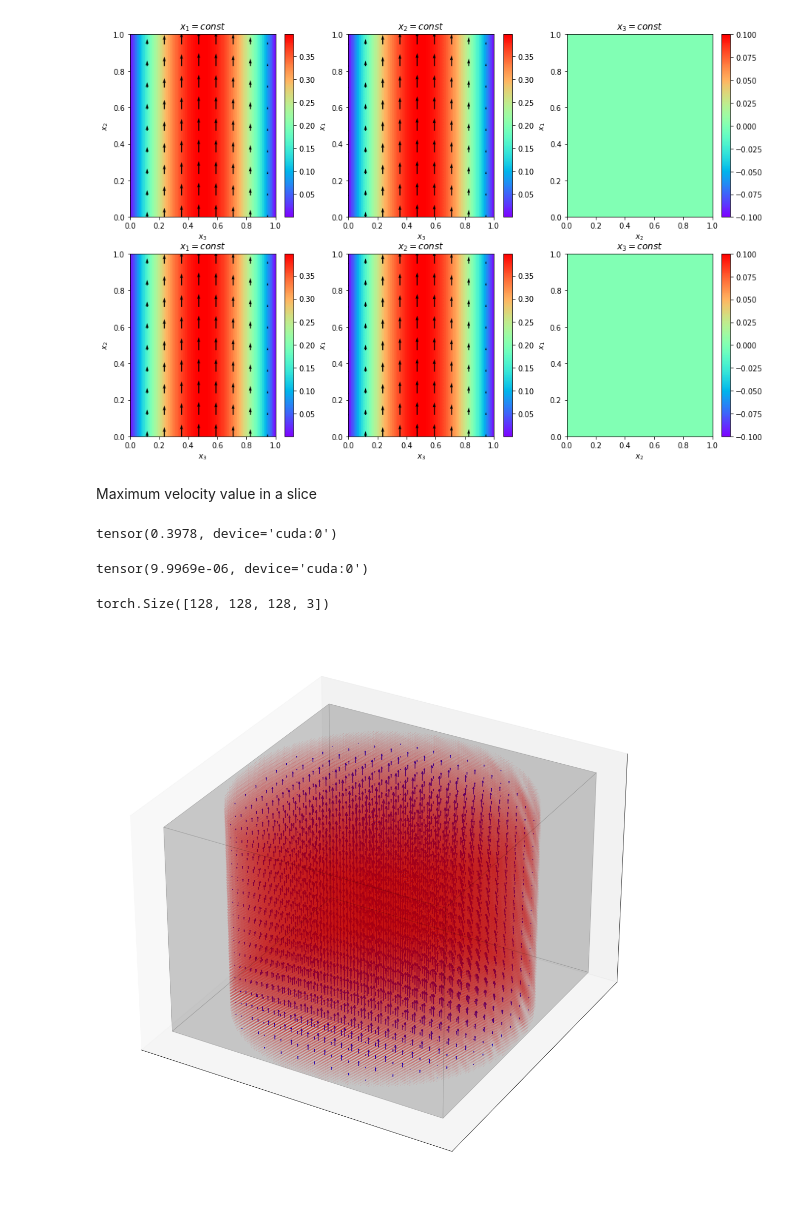
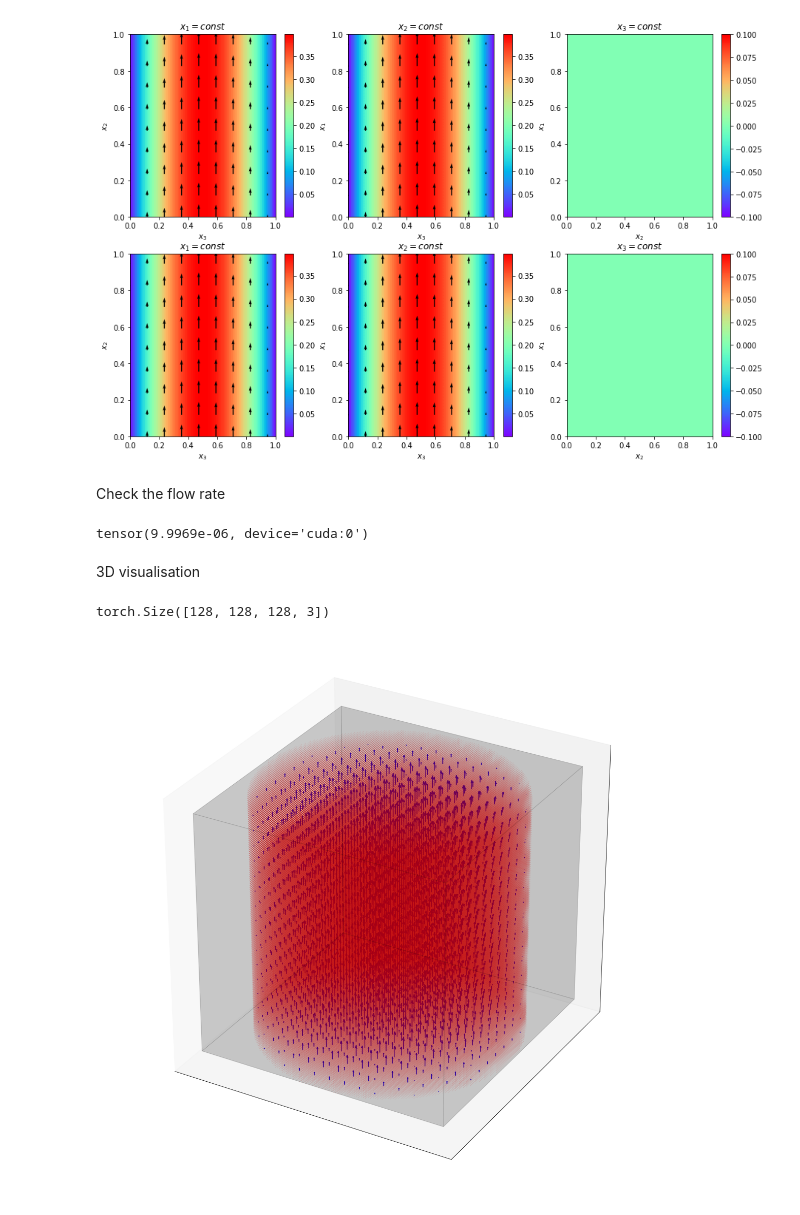
Before and after one commit to litvinenkonikita/Physics_based_ML, a Jupyter notebook: Exact_test/Check_3D_analytical.ipynb, the cells around one changed output. Cells and saved outputs as stored; diff of their text form; code cells hidden in the pictures.

```diff
--- a/Exact_test/Check_3D_analytical.ipynb
+++ b/Exact_test/Check_3D_analytical.ipynb
@@ -98,10 +98,9 @@ hyps = {"Epochs":[EPOCHS],
 
 for i in product(*[hyps[j] for j in hyps]):
     HYPS.append({a:b for a, b in zip(hyps, i)})
-#"scheduler": ["None", "step", "cycle"]
-#"use_bn": [True, False]
 
 #Visualization
+STEP3D = 8
 slices = [int(imgDim[0]/2), int(imgDim[1]/2), int(imgDim[2]/2)]
 vps = 10 #vector plot step
 FIGSIZE = 5 # figure size
@@ -340,12 +339,19 @@ def vector_plot(x, y, u, v, FIGSIZE, vptitle='vector_plot', xlabel='$x_i$', ylab
     plt.ylabel(ylabel)
     plt.title(vptitle)
 # %%
-def vector_plot_3d(x, v, figSize=FIGSIZE, step=1):
+def vector_plot_3d(x, v, v_abs, figSize=FIGSIZE, step=1, use_color=False):
     fig = plt.figure(figsize=(figSize, figSize))
     ax = fig.add_subplot(projection='3d')
-    ax.quiver(x[0], x[1], x[2], v[::step, ::step, ::step, 0], v[::step, ::step, ::step, 1], v[::step, ::step, ::step, 2], length=5, normalize=True)
+
+    norm = plt.Normalize()
+    colors = plt.cm.jet(norm(v_abs[::step, ::step, ::step]))
+
     pos = np.where(img[0].rot90().cpu().detach()==1)
-    ax.scatter(pos[1], pos[0], pos[2], c='red', s=0.5, alpha=0.2)
+    ax.scatter(pos[1], pos[0], pos[2], c='red', s=0.1, alpha=0.2)
+    ax.quiver(x[0], x[1], x[2], v[::step, ::step, ::step, 0],
+              v[::step, ::step, ::step, 1],
+              v[::step, ::step, ::step, 2],
+              color=colors.reshape(-1, 4) if use_color else 'b', length=20, normalize=False)
     ax.set_xticks([])
     ax.set_yticks([])
     ax.set_zticks([])
@@ -594,7 +591,7 @@ psi2 = torch.unsqueeze(psi2,1)
 psi2 = psi2.expand(-1,SIZE[2])
 
 #psi3(x_1,x_2)
-psi3 = torch.linspace(psimm[2], psipp[2], SIZE[0], dtype=torch.float32)
+psi3 = torch.linspace(0, 0, SIZE[0], dtype=torch.float32)
 psi3 = torch.unsqueeze(psi3,1)
 psi3 = psi3.expand(-1,SIZE[1])
 
@@ -735,46 +738,24 @@ Q2- = 0.0, Q2+ = 0.0
 Q3- = 8.484114914608654e-06, Q3+ = 8.484114914608654e-06
 Vabs[0,0,0] = 0.39776602387428284, Vabs[0,0,-1] = 0.39776602387428284, Vabs[0,-1,0] = 0.3977588713169098, Vabs[0,-1,-1] = 0.3977588713169098, Vabs[-1,0,0] = 0.39776602387428284, Vabs[-1,0,-1] = 0.3977 ...
 [figure]
-# %% [markdown]
-Maximum velocity value in a slice
-# %%
-v3max = v3[slices[0],:,slices[2]].max()
-v3max
-# %% [output]
-tensor(0.3978, device='cuda:0')
+# %% [markdown]
+Check the flow rate
 # %%
 Q3pch = int_func_simpson_2d(V[2, :, :,-1], L[0]*DX1N.to('cpu'), L[1]*DX2N.to('cpu'))
 Q3pch
 # %% [output]
 tensor(9.9969e-06, device='cuda:0')
+# %% [markdown]
+3D visualisation
 # %%
-def vector_plot_3d(x, v, v_abs, figSize=FIGSIZE, step=1, use_color=False):
-    fig = plt.figure(figsize=(figSize, figSize))
-    ax = fig.add_subplot(projection='3d')
-
-    norm = plt.Normalize()
-    colors = plt.cm.jet(norm(v_abs[::step, ::step, ::step]))
-
-    pos = np.where(img[0].rot90().cpu().detach()==1)
-    ax.scatter(pos[1], pos[0], pos[2], c='red', s=0.1, alpha=0.2)
-    ax.quiver(x[0], x[1], x[2], v[::step, ::step, ::step, 0],
-              v[::step, ::step, ::step, 1],
-              v[::step, ::step, ::step, 2],
-              color=colors.reshape(-1, 4) if use_color else 'b', length=20, normalize=False)
-    ax.set_xticks([])
-    ax.set_yticks([])
-    ax.set_zticks([])
-    ax.bar3d(0, 0, 0., SIZE[0], SIZE[1], SIZE[2], alpha=0.1, edgecolor='black', color='black')
-    plt.show()
-
 step = 8
-x = np.meshgrid(np.arange(0, SIZE[0], step),
-                np.arange(0, SIZE[1], step),
-                np.arange(0, SIZE[2], step))
+x = np.meshgrid(np.arange(0, SIZE[0], STEP3D),
+                np.arange(0, SIZE[1], STEP3D),
+                np.arange(0, SIZE[2], STEP3D))
 v_all = torch.stack((v1.cpu() * img[0], v2.cpu() * img[0], v3.cpu() * img[0]), 3)
 v_abs = torch.sqrt(v_all[:, :, :, 0]**2 + v_all[:, :, :, 1]**2 + v_all[:, :, :, 2]**2)
 print(v_all.size())
-vector_plot_3d(x, v_all.cpu().detach().rot90(), v_abs.rot90(), figSize=FIGSIZE*4, step = step)
+vector_plot_3d(x, v_all.cpu().detach().rot90(), v_abs.rot90(), figSize=FIGSIZE*4, step = STEP3D)
 # %% [output]
 torch.Size([128, 128, 128, 3])
-[figure, old version]
+[figure, new version]
```
Also changed, not shown: parts of 15 cells of this notebook.
